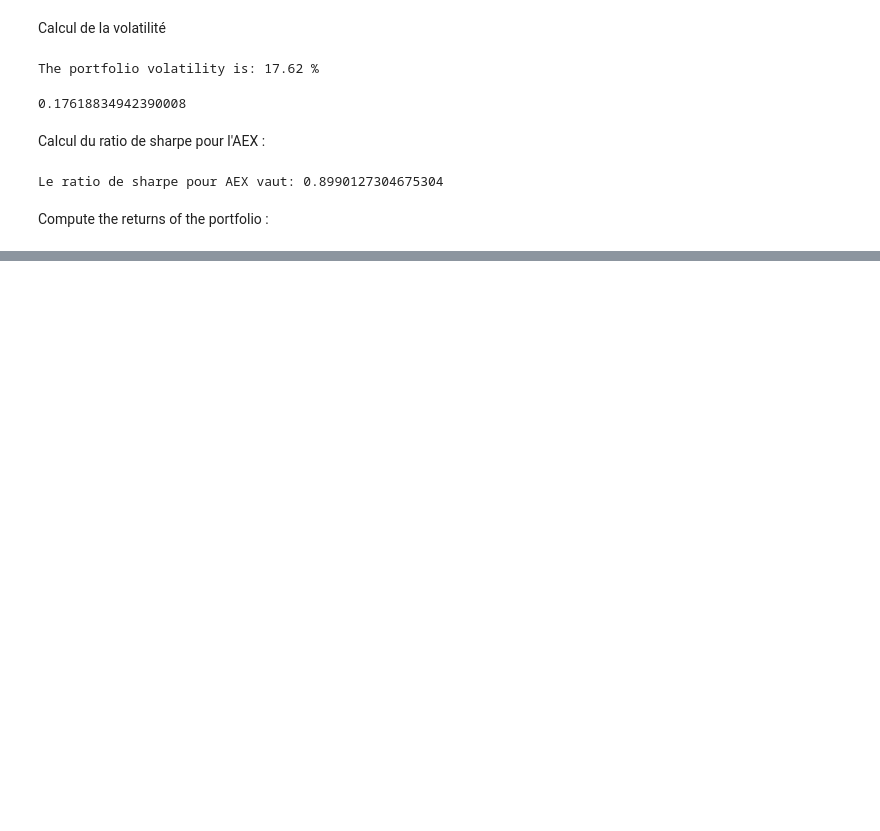
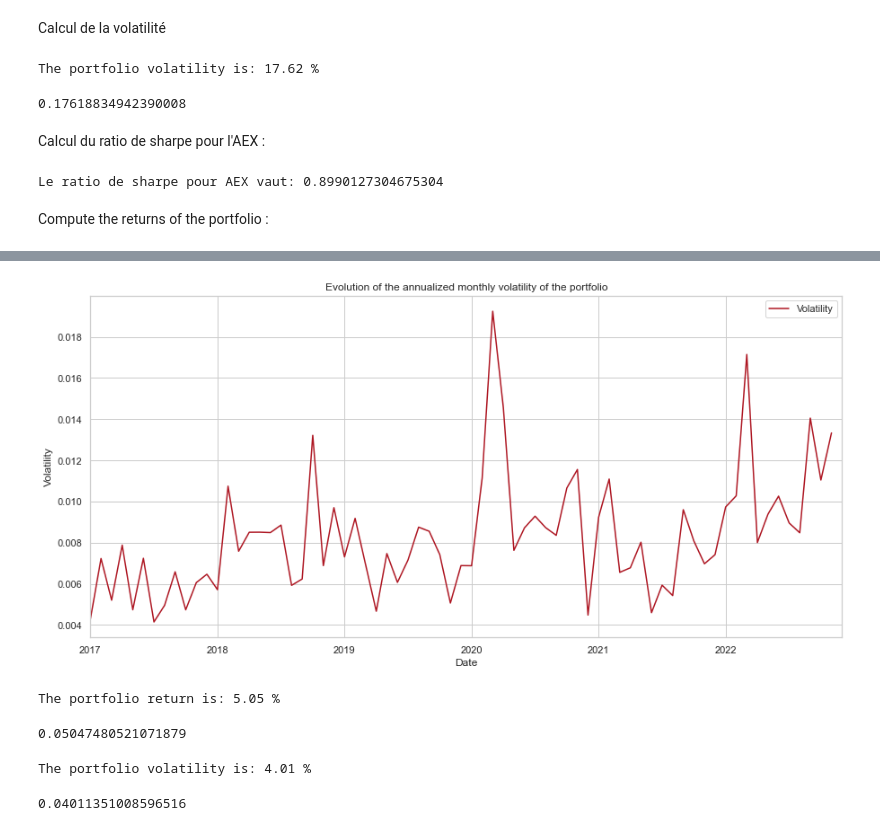
Before and after one commit to Simzer994/Portfolio-Project, a Jupyter notebook: Portfolio.ipynb, the cells around one changed output, grey strips where cells are left out. Drawn from its saved outputs; the diff is of its cells as text; code cells hidden in the pictures; blank space fills up the shorter version.

```diff
--- a/Portfolio.ipynb
+++ b/Portfolio.ipynb
@@ -200,0 +261,20 @@ returns_portfolio.to_csv('./datas/returns_portfolio.csv')
+# %%
+w_risk_free_vol = w.copy()
+pf.plot_volatility(returns_test,w_risk_free_vol)
+# %% [output]
+[figure, added]
+# %%
+w_risk_free_return = w.copy()
+pf.portfolio_return(w_risk_free_return,returns_test,show=True,risk_free=0.02624)
+# %% [output]
+The portfolio return is: 5.05 %
+0.05047480521071879
+# %%
+w_risk_free_vol = w.copy()
+del w_risk_free_vol['Risk Free']
+w_risk_free_vol = pd.Series(w_risk_free_vol)
+cov_matrix_test = returns_test.cov()
+pf.portfolio_vol(w_risk_free_vol,cov_matrix_test,show=True)
+# %% [output]
+The portfolio volatility is: 4.01 %
+0.04011351008596516
```
Also changed, not shown: parts of 16 cells of this notebook, 4 other files.
